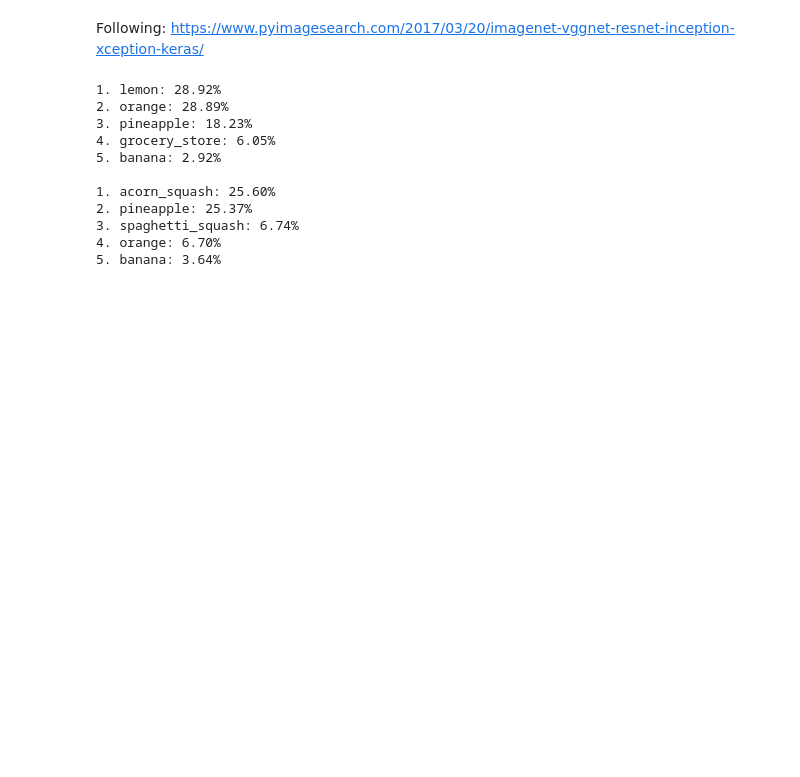
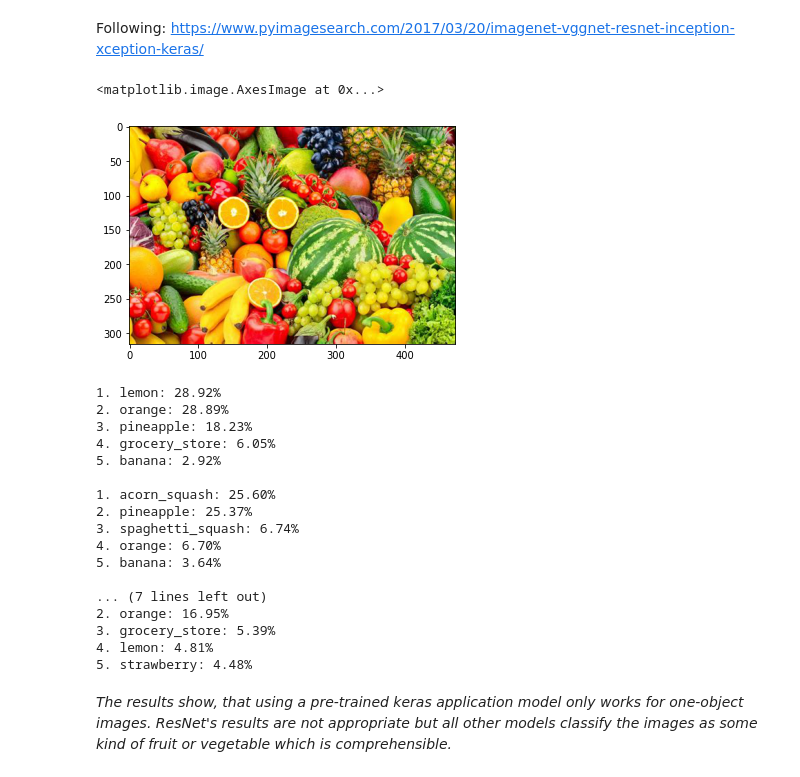
Before and after one commit to najann/CV-training-assets, a Jupyter notebook: rcnn-implementations/rcnn-keras/Keras_IMG_Classification.ipynb, the cells around one changed output. Cells and saved outputs as stored; diff of their text form; code cells hidden in the pictures; blank space fills up the shorter version.

```diff
--- a/rcnn-implementations/rcnn-keras/Keras_IMG_Classification.ipynb
+++ b/rcnn-implementations/rcnn-keras/Keras_IMG_Classification.ipynb
@@ -20,14 +22,23 @@ model2 = Xception(weights="imagenet")
 # %%
-image = load_img('/Users/natalie/Downloads/iu-3.jpeg', target_size=inputShape)
+image = load_img('/Users/natalie/Downloads/iu-3.jpeg', target_size=(299, 299))
 image = img_to_array(image)
 image = np.expand_dims(image, axis=0)
 
-image = preprocess(image)
+image = preprocess_input(image)
+
+plt.imshow(plt.imread('/Users/natalie/Downloads/iu-3.jpeg'))
+# %% [output]
+<matplotlib.image.AxesImage at 0x...>
+[figure, added]
 # %%
 preds1 = model1.predict(image)
 preds2 = model2.predict(image)
+preds3 = model3.predict(image)
+preds4 = model4.predict(image)
 P1 = imagenet_utils.decode_predictions(preds1)
 P2 = imagenet_utils.decode_predictions(preds2)
+P3 = imagenet_utils.decode_predictions(preds3)
+P4 = imagenet_utils.decode_predictions(preds4)
 # loop over the predictions and display the rank-5 predictions +
 # probabilities to our terminal
 for (i, (imagenetID, label, prob)) in enumerate(P1[0]):
@@ -35,6 +46,12 @@ for (i, (imagenetID, label, prob)) in enumerate(P1[0]):
 print('')
 for (i, (imagenetID, label, prob)) in enumerate(P2[0]):
     print("{}. {}: {:.2f}%".format(i + 1, label, prob * 100))
+print('')
+for (i, (imagenetID, label, prob)) in enumerate(P3[0]):
+    print("{}. {}: {:.2f}%".format(i + 1, label, prob * 100))
+print('')
+for (i, (imagenetID, label, prob)) in enumerate(P4[0]):
+    print("{}. {}: {:.2f}%".format(i + 1, label, prob * 100))
 # %% [output]
 1. lemon: 28.92%
 2. orange: 28.89%
@@ -47,3 +64,12 @@ for (i, (imagenetID, label, prob)) in enumerate(P2[0]):
 3. spaghetti_squash: 6.74%
 4. orange: 6.70%
 5. banana: 3.64%
+
+... (7 lines left out)
+2. orange: 16.95%
+3. grocery_store: 5.39%
+4. lemon: 4.81%
+5. strawberry: 4.48%
+# %% [markdown]
+*The results show, that using a pre-trained keras application model only works for one-object images.
+ResNet's results are not appropriate but all other models classify the images as some kind of fruit or vegetable which is comprehensible.*
```
Also changed, not shown: parts of 3 cells of this notebook, 3 other files.
